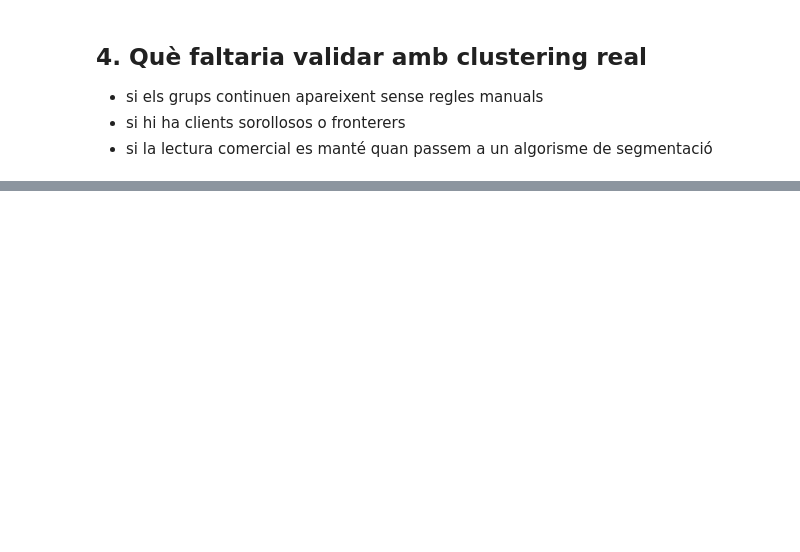
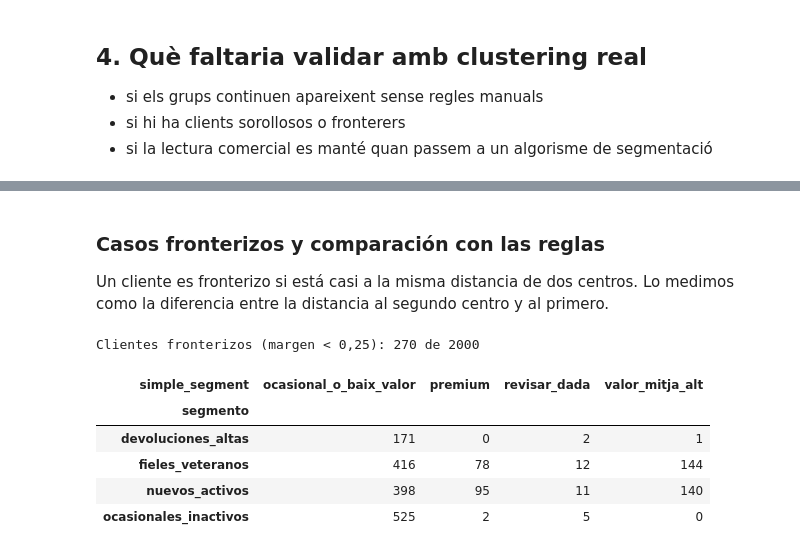
Before and after one commit to ComfyPenguin/BiciTierra_Market, a Jupyter notebook: notebooks/03_segmentacio.ipynb, the cells around one changed output, grey strips where cells are left out. Saved outputs shown, nothing was run; the diff lists cells and outputs as text; code cells hidden in the pictures; blank space fills up the shorter version.

```diff
--- a/notebooks/03_segmentacio.ipynb
+++ b/notebooks/03_segmentacio.ipynb
@@ -62,0 +222,17 @@ customers[['annual_spend','orders_last_12m','days_since_last_order','returns_rat
+# %% [markdown]
+### Casos fronterizos y comparación con las reglas
+
+Un cliente es fronterizo si está casi a la misma distancia de dos centros. Lo medimos como la diferencia entre la distancia al segundo centro y al primero.
+# %%
+distancias = np.sort(km.transform(Z), axis=1)
+clientes['margen'] = distancias[:, 1] - distancias[:, 0]
+print('Clientes fronterizos (margen < 0,25):', int((clientes['margen'] < 0.25).sum()), 'de', len(clientes))
+pd.crosstab(clientes['segmento'], clientes['simple_segment'])
+# %% [output]
+Clientes fronterizos (margen < 0,25): 270 de 2000
+| simple_segment | ocasional_o_baix_valor | premium | revisar_dada | valor_mitja_alt |
+| segmento |  |  |  |  |
+| devoluciones_altas | 171 | 0 | 2 | 1 |
+| fieles_veteranos | 416 | 78 | 12 | 144 |
+| nuevos_activos | 398 | 95 | 11 | 140 |
+| ocasionales_inactivos | 525 | 2 | 5 | 0 |
```
Also changed, not shown: parts of 16 cells of this notebook, 3 other files.
